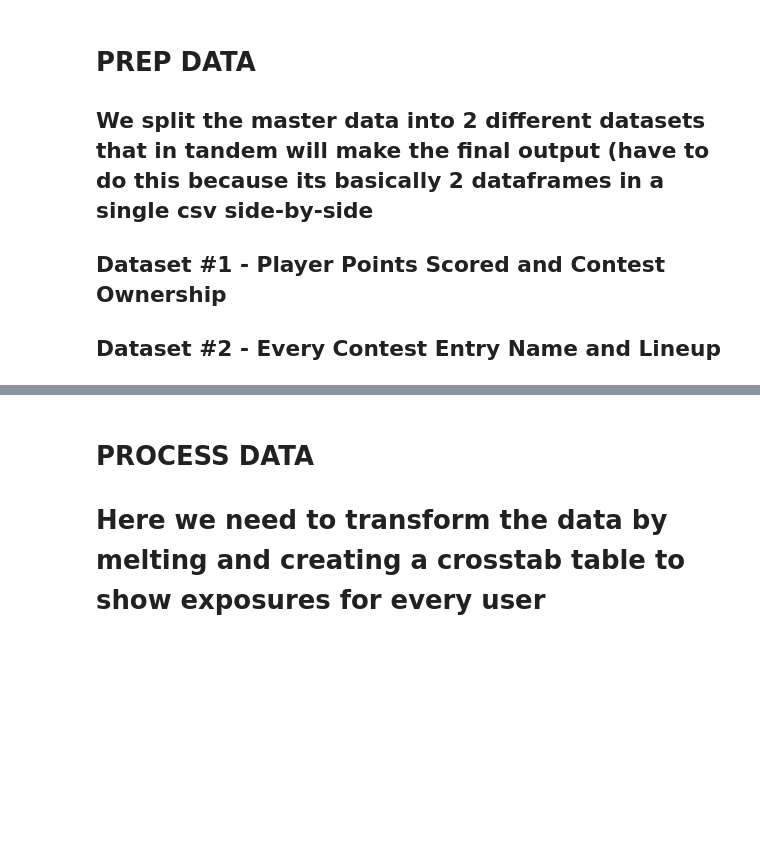
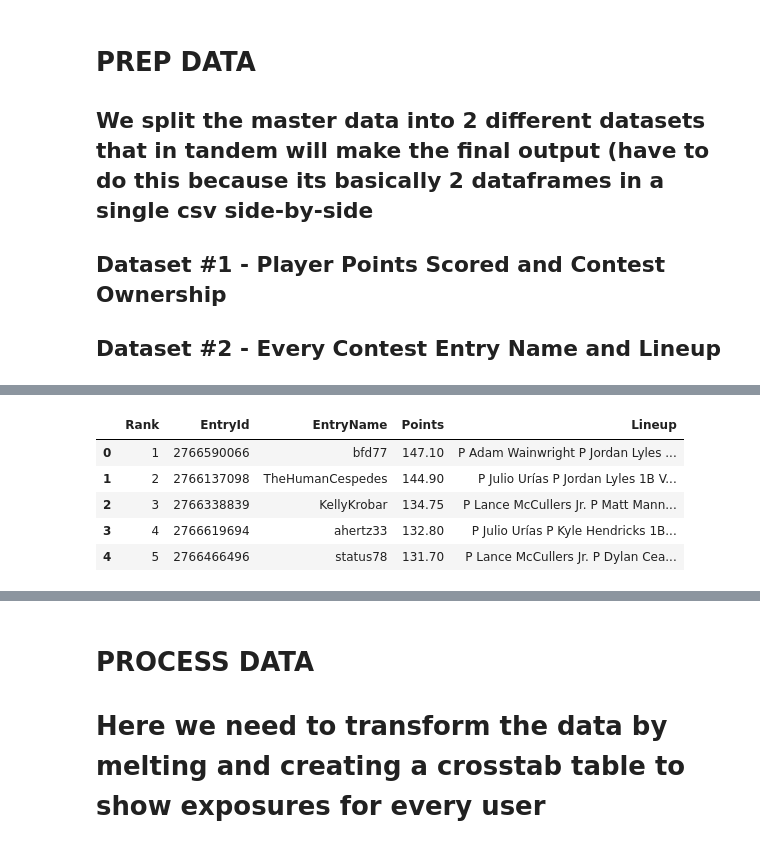
Before and after one commit to greenbeanbrown/dk-slate-study-tool, a Jupyter notebook: MLB Slate Study Tool.ipynb, the cells around one changed output, grey strips where cells are left out. Cells and saved outputs as stored; diff of their text form; code cells hidden in the pictures; blank space fills up the shorter version.

```diff
--- a/MLB Slate Study Tool.ipynb
+++ b/MLB Slate Study Tool.ipynb
@@ -84,6 +84,15 @@ points_own_df.head()
 # First thing to do is drop the nans from the Lineup field - these are empty lineups that people submitted and should not be included in this analysis
 raw_lineup_data = df[['Rank','EntryId','EntryName','Points','Lineup']]
 raw_lineup_data = raw_lineup_data.dropna()
+# %%
+raw_lineup_data.head()
+# %% [output]
+|  | Rank | EntryId | EntryName | Points | Lineup |
+| 0 | 1 | 2766590066 | bfd77 | 147.10 | P Adam Wainwright P Jordan Lyles ... |
+| 1 | 2 | 2766137098 | TheHumanCespedes | 144.90 | P Julio Urías P Jordan Lyles 1B V... |
+| 2 | 3 | 2766338839 | KellyKrobar | 134.75 | P Lance McCullers Jr. P Matt Mann... |
+| 3 | 4 | 2766619694 | ahertz33 | 132.80 | P Julio Urías P Kyle Hendricks 1B... |
+| 4 | 5 | 2766466496 | status78 | 131.70 | P Lance McCullers Jr. P Dylan Cea... |
 # %%
 # Clean up the raw dataframe, parse out the lineups, clean the username, etc..
 agg_lineups = cleanup_mlb_lineup_data(raw_lineup_data)
```
Also changed, not shown: parts of 9 cells of this notebook, 4 other files.
